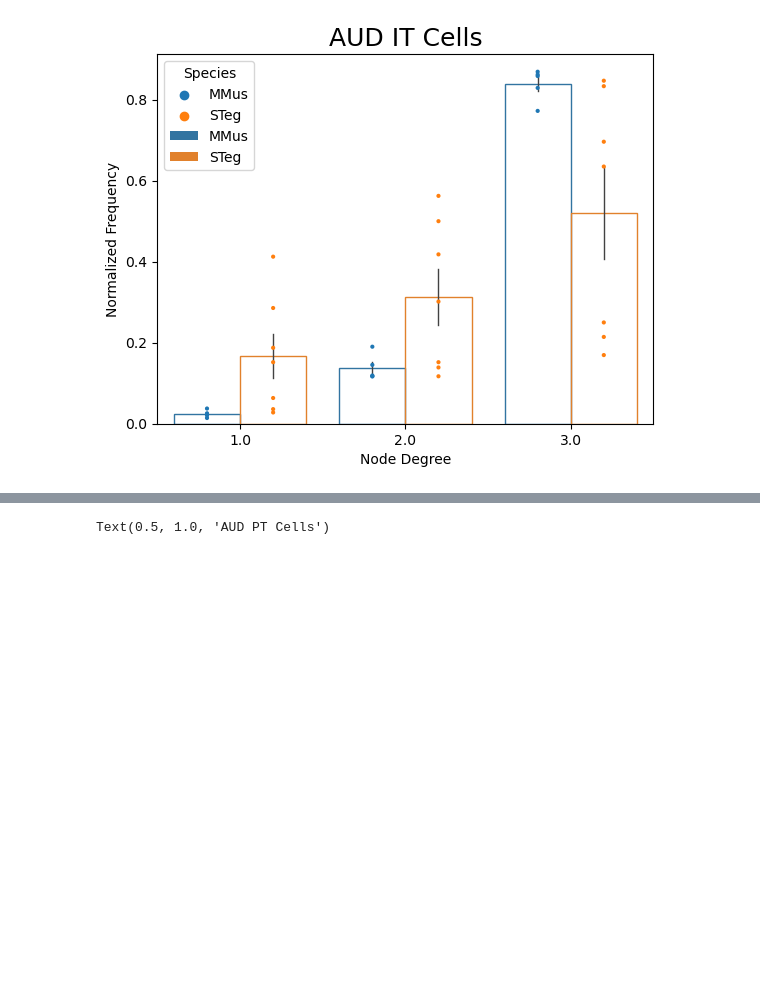
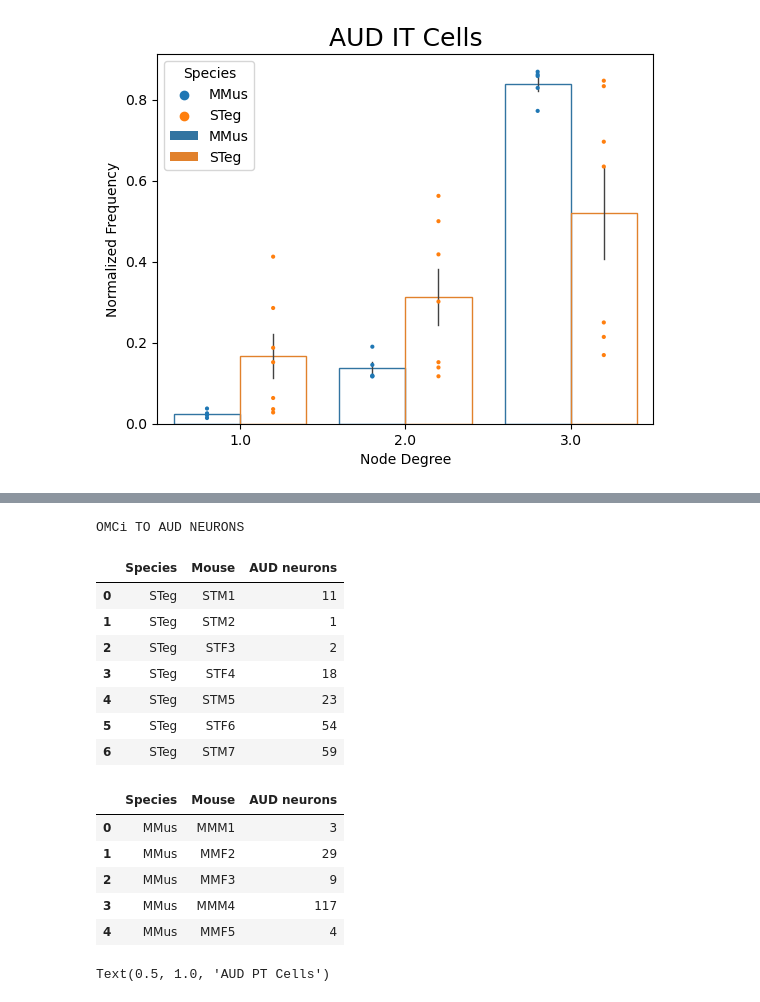
Before and after one commit to eisko/MAPseq_analysis, a Jupyter notebook: M194_M220_SC2.ipynb, the cells around one changed output, grey strips where cells are left out. Cells and saved outputs as stored; diff of their text form; code cells hidden in the pictures; blank space fills up the shorter version.

```diff
--- a/M194_M220_SC2.ipynb
+++ b/M194_M220_SC2.ipynb
@@ -153,13 +153,3 @@ plot = pd.concat([mm_it_nodes, st_it_nodes])
 dot_bar_plot(plot, "IT Cells")
 # %% [output]
 [figure]
-# %%
-# change node 6 to 6+
-idx5 = mm_pt_nodes['Node Degree'] > 5
-mm_pt_nodes_5and = mm_pt_nodes[~idx5].reset_index(drop=True)
-for i in range(len(mice_mm)):
-    idxm = mm_pt_nodes[idx5]['mouse'] == mice_mm[i]
-    int = mm_pt_nodes[idx5][idxm]
-    int_sum = int['Normalized Frequency'].sum()
-    mm_pt_nodes_5and.loc[len(mm_pt_nodes_5and.index)] = ['6+', int_sum, 'MMus', mice_mm[i]]
-# mm_pt_nodes_5and
@@ -231,4 +234,22 @@ plot = pd.concat([aud_mm_it_nodes, aud_st_it_nodes])
 dot_bar_plot(plot, "AUD IT Cells")
 # %% [output]
 [figure]
+# %%
+def print_nums(df_list, species='MMus', mice=mice_mm, area='AUD'):
+    """take in list of dataframes w/ subsetted neurons used to calculate nodes, return neuron numbers in nice dataframe fomat
+
+    Args:
+        df_list (list): list of dataframes of neuron x area for subsetted area
+    """
+
+    neuron_nums = pd.DataFrame()
+    mice = pd.Series(mice)
+    nums = []
+    for i in range(len(df_list)):
+        nums.append(df_list[i].shape[0])
+
+    neuron_nums['Species'] = [species]*len(df_list)
+    neuron_nums['Mouse'] = mice
+    neuron_nums[area + ' neurons'] = nums
+    return neuron_nums
 # %%
@@ -239,3 +268,23 @@ dot_bar_plot(plot, "AUD PT Cells")
+# %%
+print('OMCi TO AUD NEURONS')
+display(print_nums(aud_pt_st, species='STeg', mice=mice_st))
+display(print_nums(aud_pt_mm))
+# %% [output]
+OMCi TO AUD NEURONS
+|  | Species | Mouse | AUD neurons |
+| 0 | STeg | STM1 | 11 |
+| 1 | STeg | STM2 | 1 |
+| 2 | STeg | STF3 | 2 |
+| 3 | STeg | STF4 | 18 |
+| 4 | STeg | STM5 | 23 |
+| 5 | STeg | STF6 | 54 |
+| 6 | STeg | STM7 | 59 |
+|  | Species | Mouse | AUD neurons |
+| 0 | MMus | MMM1 | 3 |
+| 1 | MMus | MMF2 | 29 |
+| 2 | MMus | MMF3 | 9 |
+| 3 | MMus | MMM4 | 117 |
+| 4 | MMus | MMF5 | 4 |
 # %%
 fig, axs = plt.subplots(1,2, figsize=(10,5))
 
```
Also changed, not shown: parts of 8 cells of this notebook.
